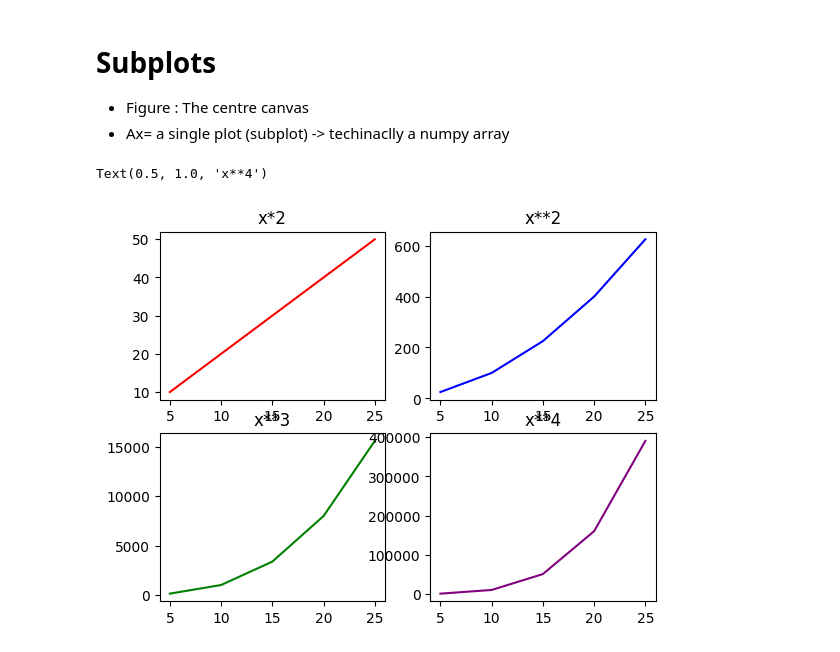
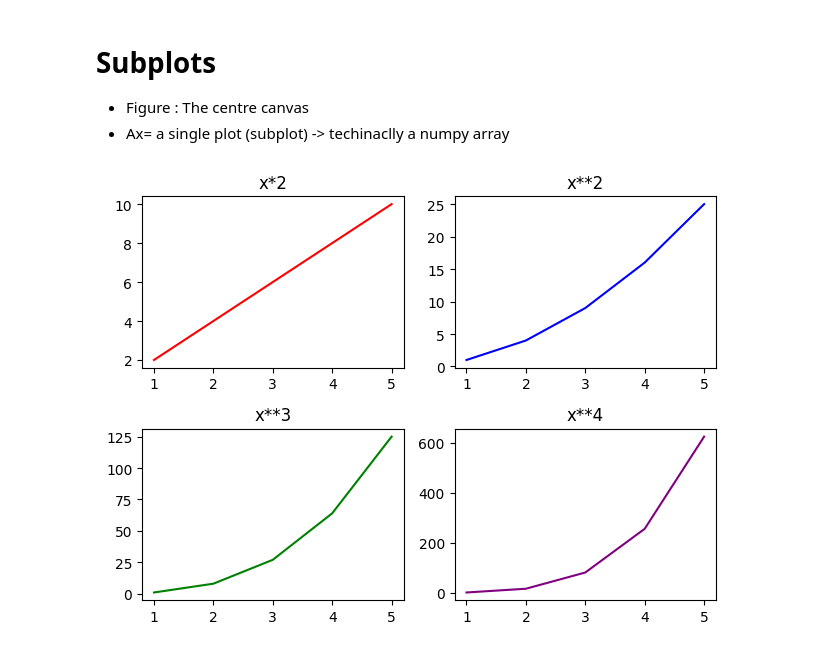
Before and after one commit to a4-adityaa/Data-Science-Fundamentals, a Jupyter notebook: Matplotlib.ipynb, the cells around one changed output. Cells and saved outputs as stored; diff of their text form; code cells hidden in the pictures.

```diff
--- a/Matplotlib.ipynb
+++ b/Matplotlib.ipynb
@@ -226,18 +226,20 @@ Text(0, 0.5, 'No. of Students')
 * Ax= a single plot (subplot)  -> techinaclly a numpy array
 # %%
 figure, axes= plt.subplots(2,2)
+x= np.array([1,2,3,4,5])
 
 axes[0,0].plot(x, x*2, color="red")
 axes[0,0].set_title("x*2")
 
 axes[0,1].plot(x,x**2, color="blue")
 axes[0,1].set_title("x**2")
 
 axes[1,0].plot(x,x**3, color="green")
 axes[1,0].set_title("x**3")
 
 axes[1,1].plot(x,x**4, color="purple")
 axes[1,1].set_title("x**4")
+
+plt.tight_layout()
 # %% [output]
-Text(0.5, 1.0, 'x**4')
-[figure, old version]
+[figure, new version]
```
Also changed, not shown: parts of 3 cells of this notebook.
